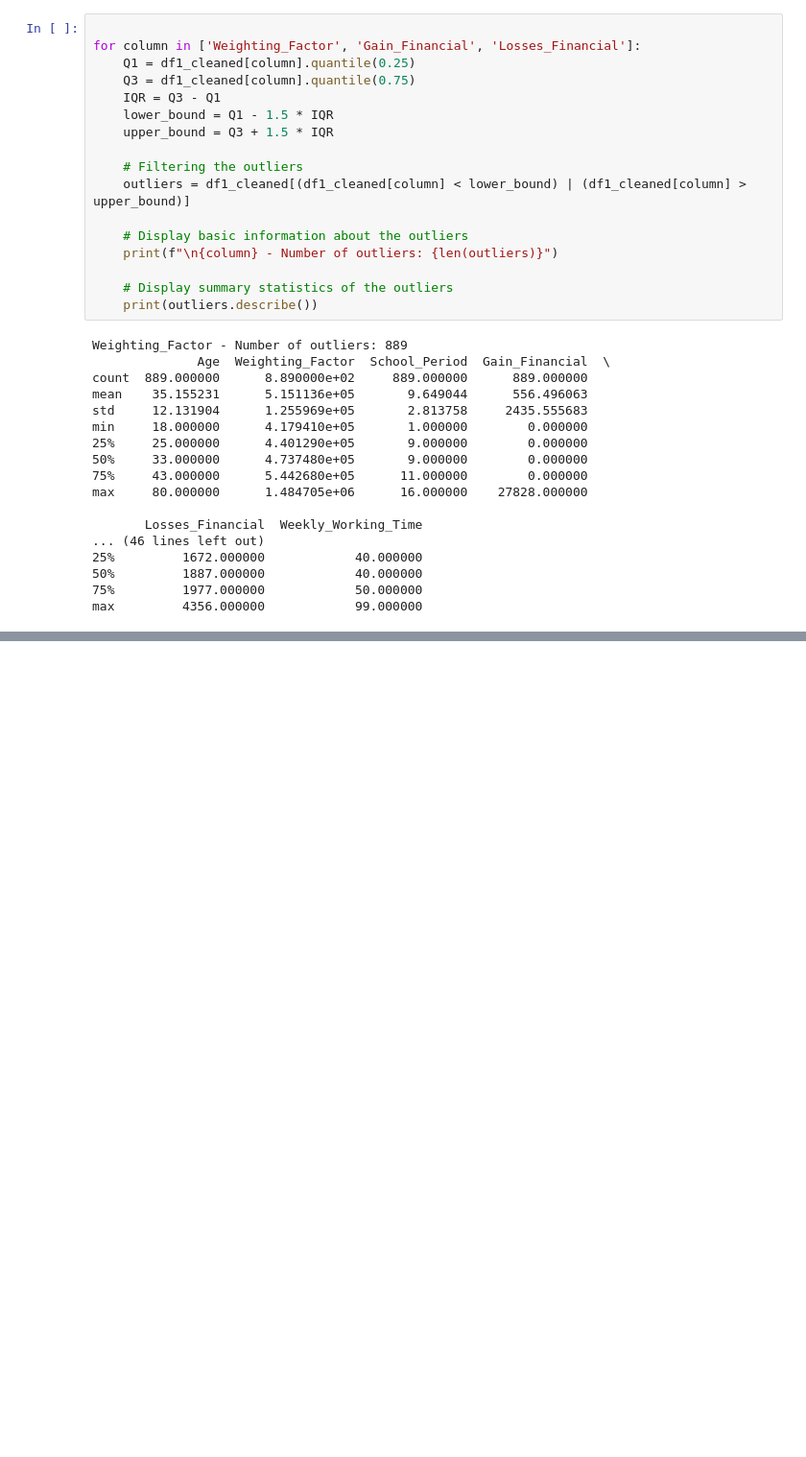
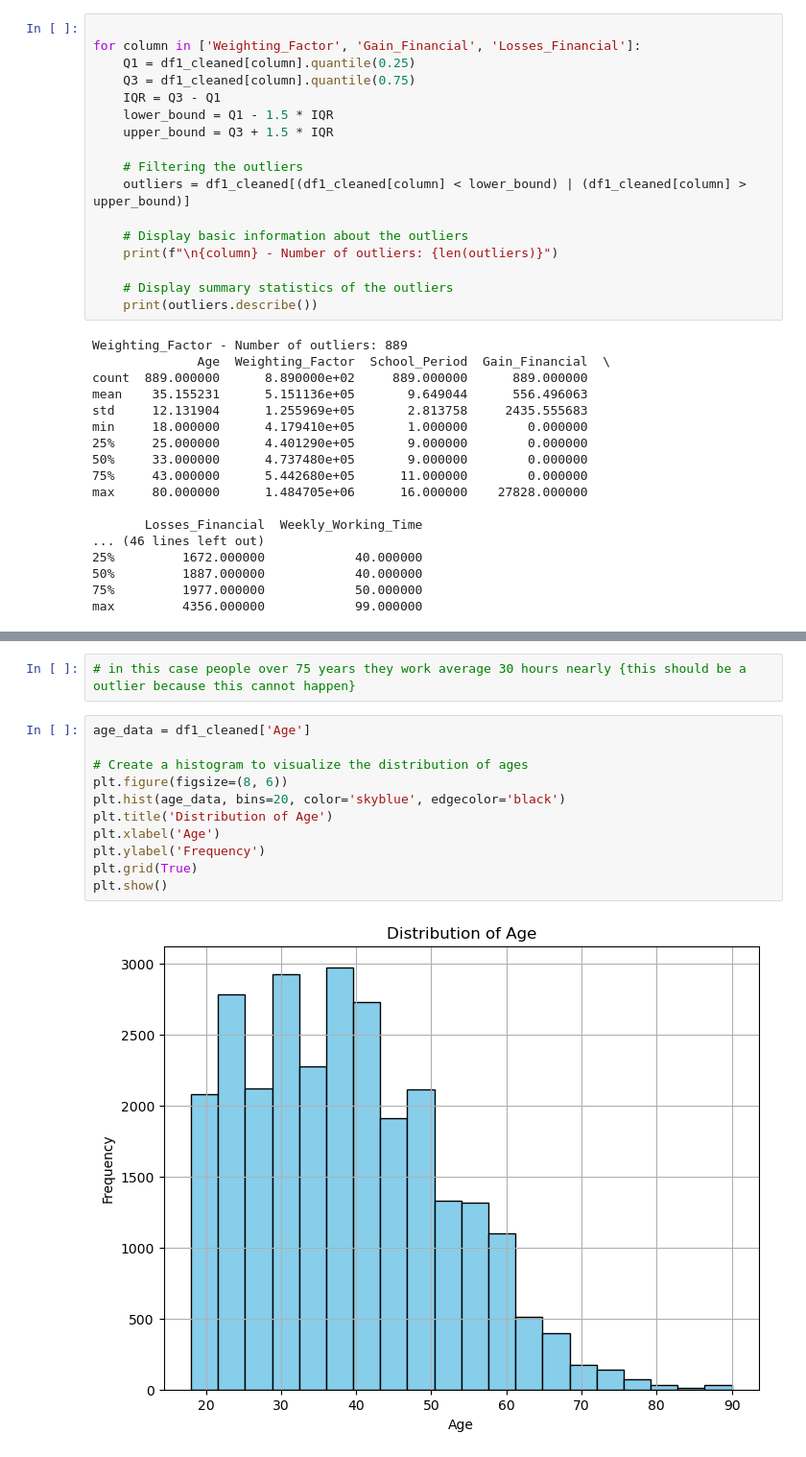
Before and after one commit to Inupa6677/Income-prediction-using-adult-data, a Jupyter notebook: ML Coursework 2024.ipynb, the cells around one changed output, grey strips where cells are left out. Shown at 96% size. Drawn from its saved outputs; the diff is of its cells as text; blank space fills up the shorter version.

```diff
--- a/ML Coursework 2024.ipynb
+++ b/ML Coursework 2024.ipynb
@@ -726,0 +731,15 @@ See the caveats in the documentation: https://pandas.pydata.org/pandas-docs/stab
+# %%
+# in this case people over 75 years they work average 30 hours nearly {this should be a outlier because this cannot happen}
+# %%
+age_data = df1_cleaned['Age']
+
+# Create a histogram to visualize the distribution of ages
+plt.figure(figsize=(8, 6))
+plt.hist(age_data, bins=20, color='skyblue', edgecolor='black')
+plt.title('Distribution of Age')
+plt.xlabel('Age')
+plt.ylabel('Frequency')
+plt.grid(True)
+plt.show()
+# %% [output]
+[figure, added]
```
Also changed, not shown: parts of 27 cells of this notebook.
